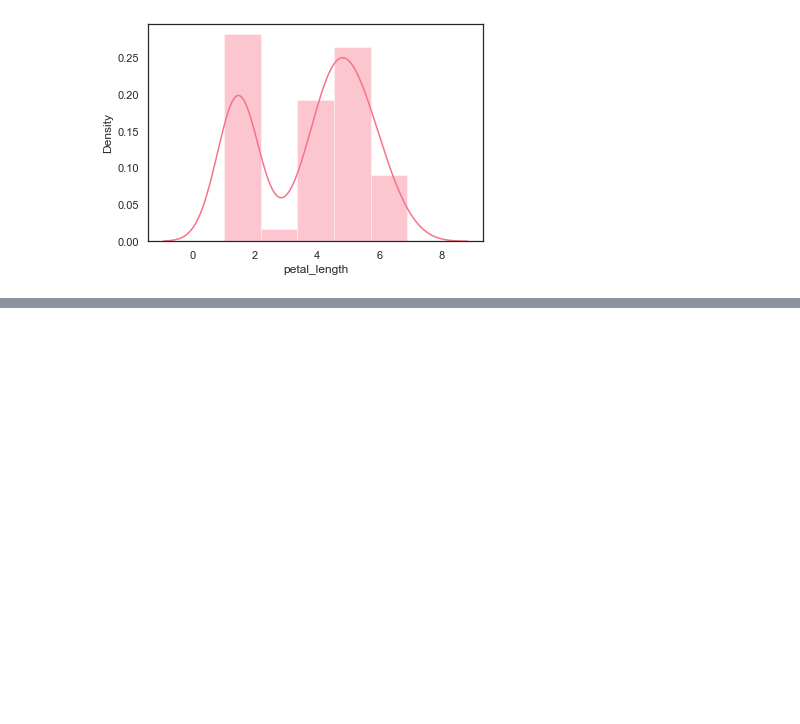
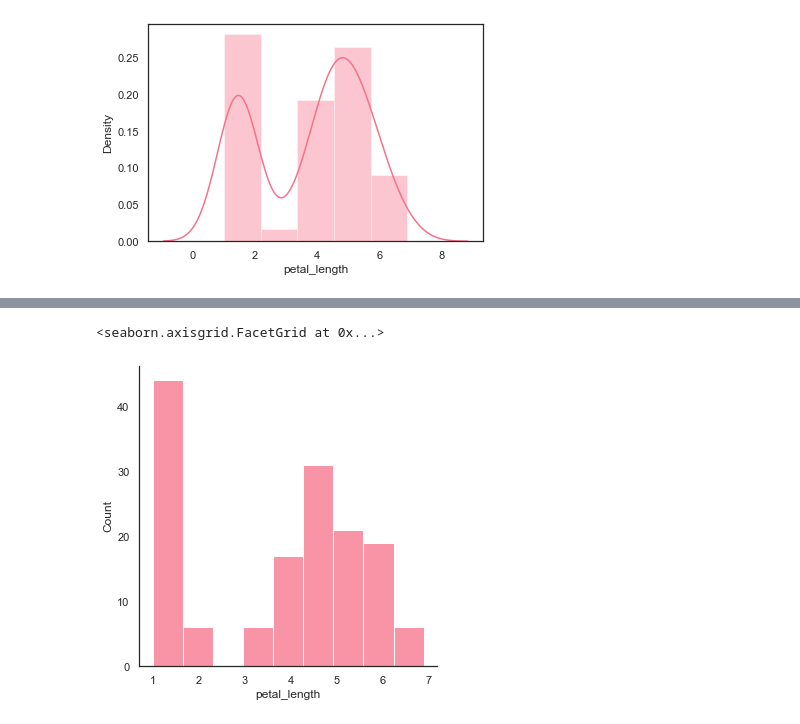
Before and after one commit to ApurbaKumarMajumder/Machine-Learning, a Jupyter notebook: seaborn_tutorial.ipynb, the cells around one changed output, grey strips where cells are left out. Saved outputs shown, nothing was run; the diff lists cells and outputs as text; code cells hidden in the pictures; blank space fills up the shorter version.

```diff
--- a/seaborn_tutorial.ipynb
+++ b/seaborn_tutorial.ipynb
@@ -385,0 +405,5 @@ plt.show()
+# %%
+sns.displot(df['petal_length'], kde = False)
+# %% [output]
+<seaborn.axisgrid.FacetGrid at 0x...>
+[figure, added]
```
Also changed, not shown: parts of 8 cells of this notebook.
